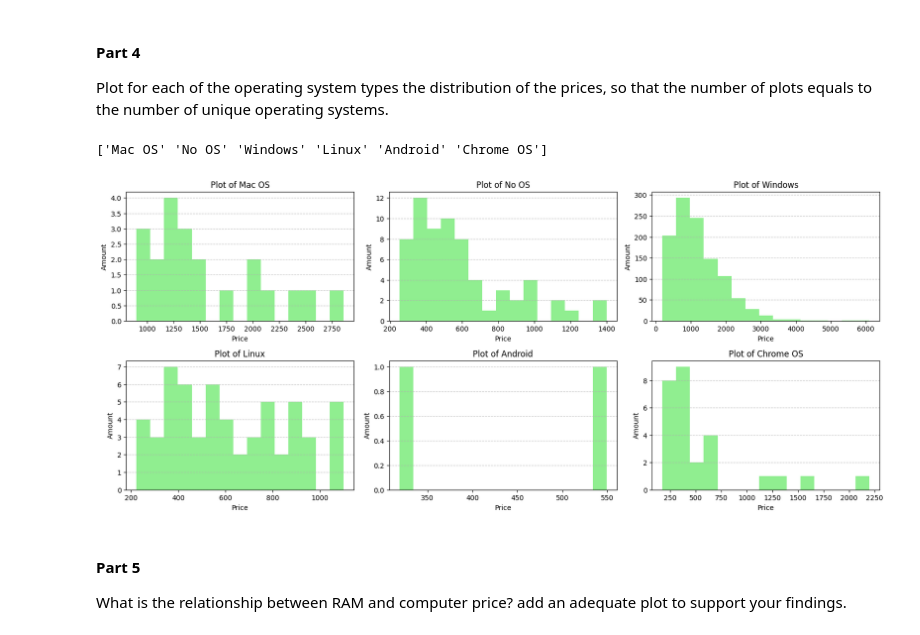
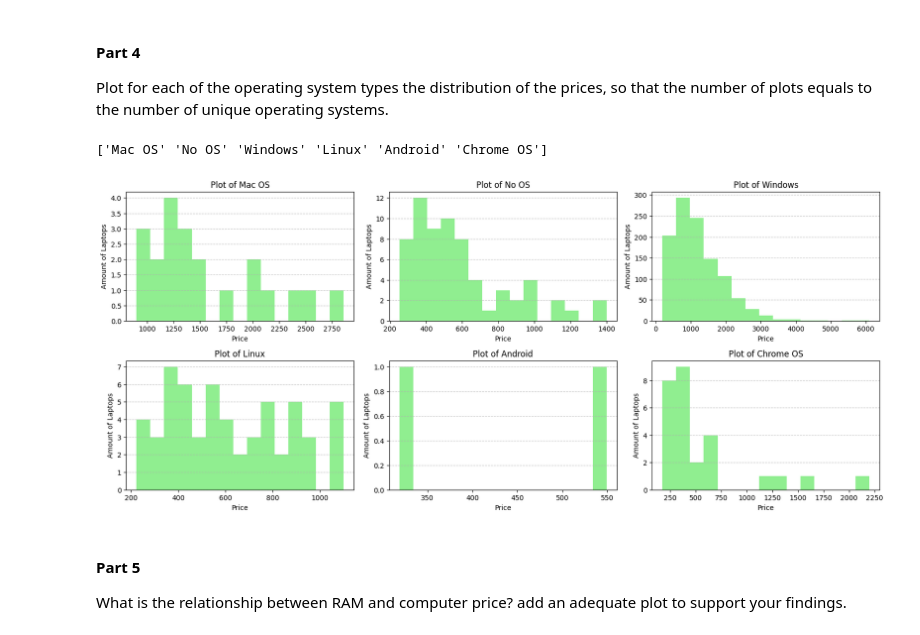
Before and after one commit to AdrielMendelsohn/Mini-Python-Project, a Jupyter notebook: Mini-Project-Main.ipynb, the cells around one changed output. Cells and saved outputs as stored; diff of their text form; code cells hidden in the pictures.

```diff
--- a/Mini-Project-Main.ipynb
+++ b/Mini-Project-Main.ipynb
@@ -282,25 +284,25 @@ number of plots equals to the number of unique operating systems.
 # %%
 # Getting the different types of OS
 unique_opsys = data['OpSys'].unique()
 print(unique_opsys)
 
 # Creating the plot
 plt.figure(figsize= (16,10))
 
 # Looping through each operating system and subplotting it
 for i, op_sys in enumerate(unique_opsys, 1):
     plt.subplot(3, 3, i)
     data[data['OpSys'] == op_sys]['Price (Euro)'].hist(bins=15, color='lightgreen', grid=False)
     plt.title(f"Plot of {op_sys}")
     plt.xlabel("Price")
-    plt.ylabel("Amount")
+    plt.ylabel("Amount of Laptops")
     plt.grid(axis='y', linestyle='--', alpha=0.7)
 
 plt.tight_layout()
 plt.show()
 # %% [output]
 ['Mac OS' 'No OS' 'Windows' 'Linux' 'Android' 'Chrome OS']
-[figure, old version]
+[figure, new version]
 # %% [markdown]
 #### Part 5
 
```
Also changed, not shown: parts of 9 cells of this notebook, 3 other files.
